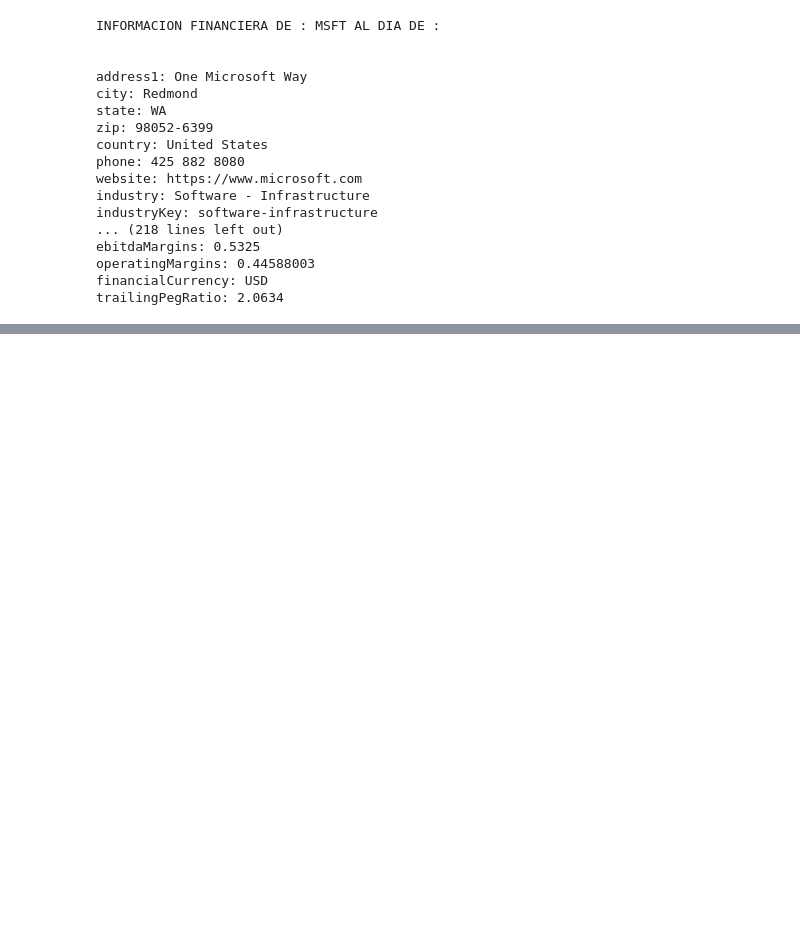
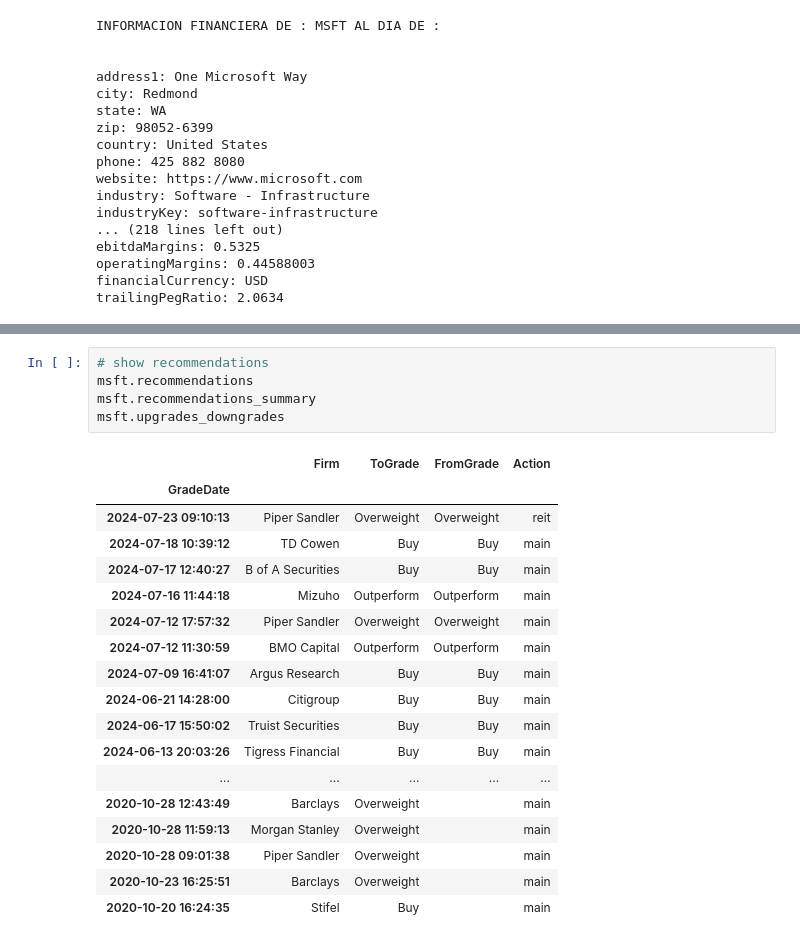
Before and after one commit to JuanIgnaciosj/YahooFinanceAPI, a Jupyter notebook: yahoo_finance.ipynb, the cells around one changed output, grey strips where cells are left out. Drawn from its saved outputs; the diff is of its cells as text; blank space fills up the shorter version.

```diff
--- a/yahoo_finance.ipynb
+++ b/yahoo_finance.ipynb
@@ -122,0 +230,24 @@ TypeError: float() argument must be a string or a real number, not 'Axes'
+# %%
+# show recommendations
+msft.recommendations
+msft.recommendations_summary
+msft.upgrades_downgrades
+# %% [output]
+|  | Firm | ToGrade | FromGrade | Action |
+| GradeDate |  |  |  |  |
+| 2024-07-23 09:10:13 | Piper Sandler | Overweight | Overweight | reit |
+| 2024-07-18 10:39:12 | TD Cowen | Buy | Buy | main |
+| 2024-07-17 12:40:27 | B of A Securities | Buy | Buy | main |
+| 2024-07-16 11:44:18 | Mizuho | Outperform | Outperform | main |
+| 2024-07-12 17:57:32 | Piper Sandler | Overweight | Overweight | main |
+| 2024-07-12 11:30:59 | BMO Capital | Outperform | Outperform | main |
+| 2024-07-09 16:41:07 | Argus Research | Buy | Buy | main |
+| 2024-06-21 14:28:00 | Citigroup | Buy | Buy | main |
+| 2024-06-17 15:50:02 | Truist Securities | Buy | Buy | main |
+| 2024-06-13 20:03:26 | Tigress Financial | Buy | Buy | main |
+| ... | ... | ... | ... | ... |
+| 2020-10-28 12:43:49 | Barclays | Overweight |  | main |
+| 2020-10-28 11:59:13 | Morgan Stanley | Overweight |  | main |
+| 2020-10-28 09:01:38 | Piper Sandler | Overweight |  | main |
+| 2020-10-23 16:25:51 | Barclays | Overweight |  | main |
+| 2020-10-20 16:24:35 | Stifel | Buy |  | main |
```
Also changed, not shown: parts of 8 cells of this notebook, 1 other file.
